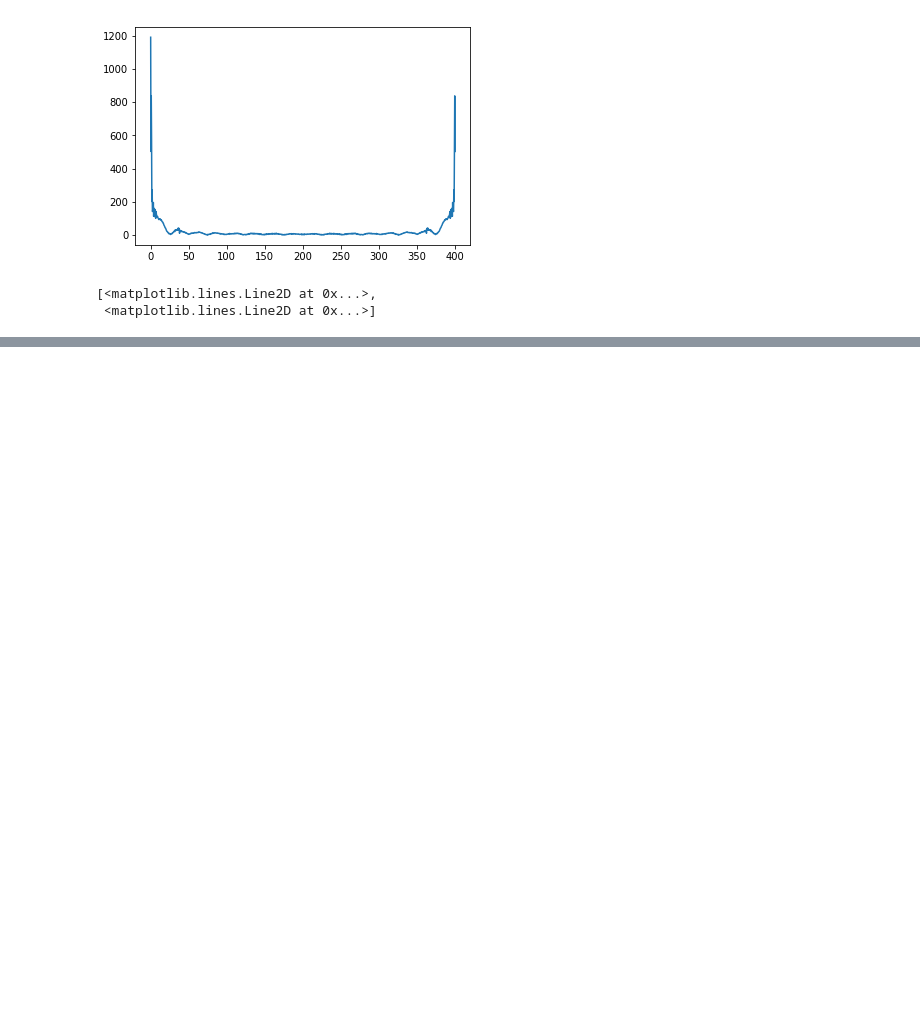
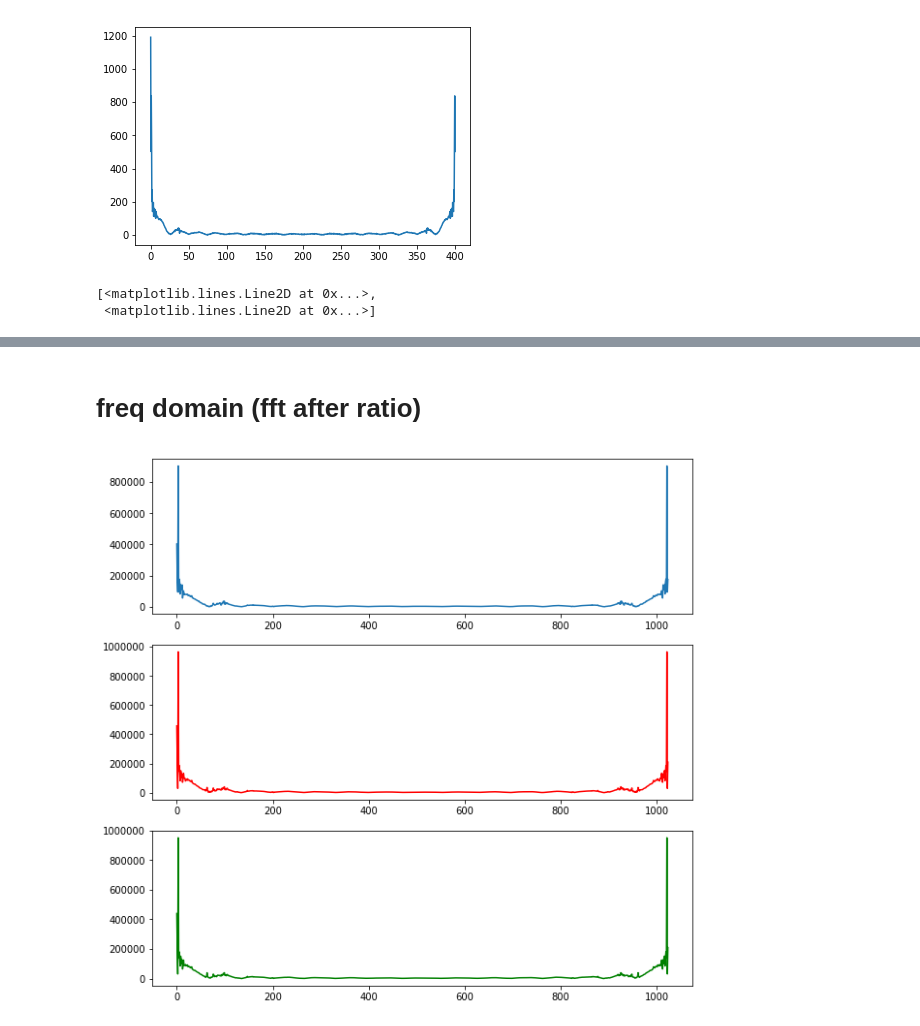
Before and after one commit to habdullah/Concealed_weapon_detection, a Jupyter notebook: fyp.ipynb, the cells around one changed output, grey strips where cells are left out. Drawn from its saved outputs; the diff is of its cells as text; code cells hidden in the pictures; blank space fills up the shorter version.

```diff
--- a/fyp.ipynb
+++ b/fyp.ipynb
@@ -343,0 +607,16 @@ plt.show()
+# %% [markdown]
+# freq domain (fft after ratio)
+# %%
+
+import matplotlib.pyplot as plt
+plt.figure(figsize=(10,10))
+plt.subplot(311)
+plt.plot([i for i in range(1024)], data[1,:-1])
+#plt.axis([0, 6, 0, 20])
+plt.subplot(312)
+plt.plot([i for i in range(1024)], data[2,:-1],color='r')
+plt.subplot(313)
+plt.plot([i for i in range(1024)], data[3,:-1],color='g')
+plt.show()
+# %% [output]
+[figure, added]
```
Also changed, not shown: parts of 8 cells of this notebook.
